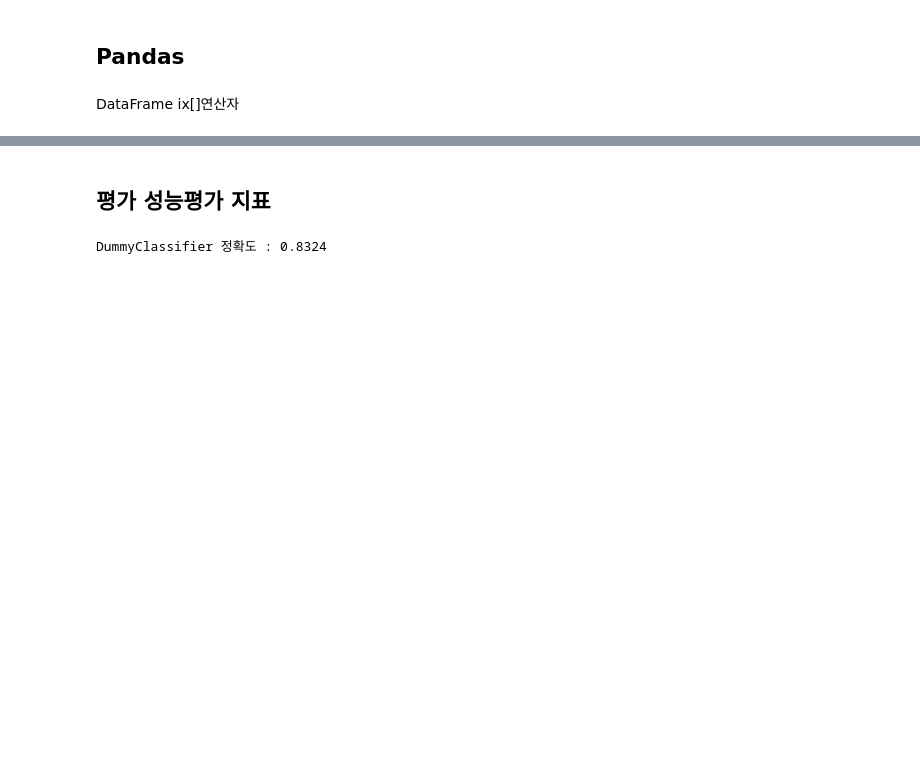
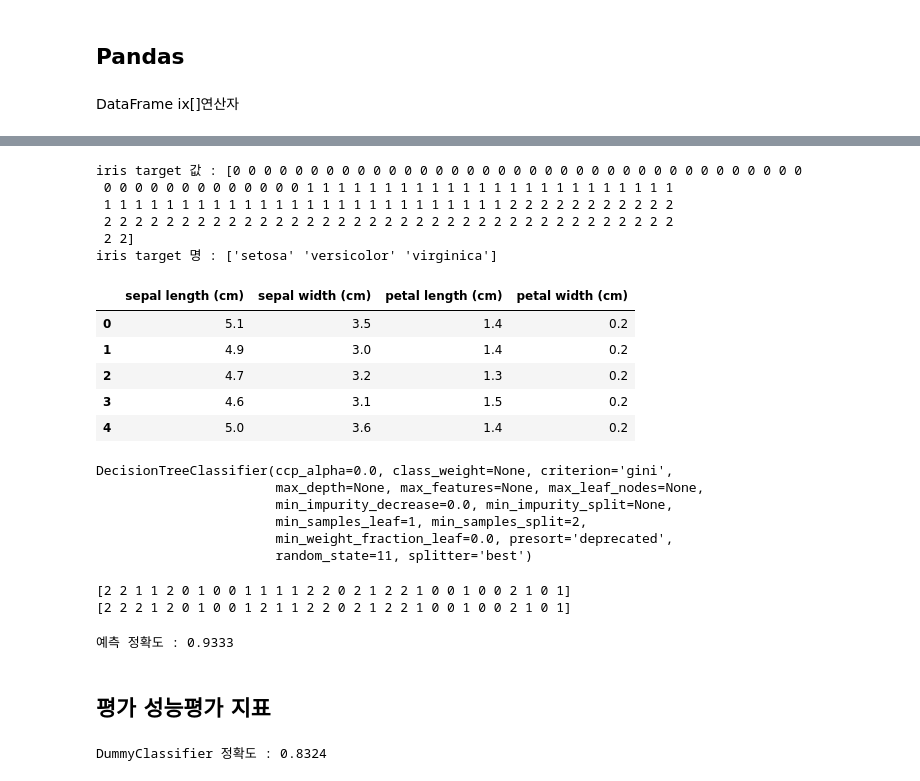
Before and after one commit to cabbi120101/TIL, a Jupyter notebook: ML/자습ML.ipynb, the cells around one changed output, grey strips where cells are left out. Cells and saved outputs as stored; diff of their text form; code cells hidden in the pictures; blank space fills up the shorter version.

```diff
--- a/ML/자습ML.ipynb
+++ b/ML/자습ML.ipynb
@@ -61,0 +75,4 @@ DataFrame ix[]연산자
+# %%
+# 붓꽃 데이터 세트 로딩
+iris  = load_iris()
+iris
@@ -61,0 +97,5 @@ DataFrame ix[]연산자
+# %%
+# iris.data : iris 데이터 세트에서
+# 피처만으로 데이터를 numpy 가지고 잇음
+iris_data = iris.data
+iris_data
@@ -61,0 +120,29 @@ DataFrame ix[]연산자
+# %%
+# iris.targe : 붓꽃 데이터 세트에서
+# 레이블(결정 값) 데이터를 numpy 가지고 있음(숫자)
+# 레이블 = 결정값 = 정답(품종을 숫자로 표현)
+
+iris_label = iris.target
+print('iris target 값 :', iris_label)
+print('iris target 명 :', iris.target_names)
+# %% [output]
+iris target 값 : [0 0 0 0 0 0 0 0 0 0 0 0 0 0 0 0 0 0 0 0 0 0 0 0 0 0 0 0 0 0 0 0 0 0 0 0 0
+ 0 0 0 0 0 0 0 0 0 0 0 0 0 1 1 1 1 1 1 1 1 1 1 1 1 1 1 1 1 1 1 1 1 1 1 1 1
+ 1 1 1 1 1 1 1 1 1 1 1 1 1 1 1 1 1 1 1 1 1 1 1 1 1 1 2 2 2 2 2 2 2 2 2 2 2
+ 2 2 2 2 2 2 2 2 2 2 2 2 2 2 2 2 2 2 2 2 2 2 2 2 2 2 2 2 2 2 2 2 2 2 2 2 2
+ 2 2]
+iris target 명 : ['setosa' 'versicolor' 'virginica']
+# %%
+# 붓꽃 데이터 DataFrame으로 변환
+iris_df  = pd.DataFrame(data=iris_data, columns=iris.feature_names)
+iris_df.head()
+
+# sepal : 꽃받침
+# petal : 꽃잎
+# %% [output]
+|  | sepal length (cm) | sepal width (cm) | petal length (cm) | petal width (cm) |
+| 0 | 5.1 | 3.5 | 1.4 | 0.2 |
+| 1 | 4.9 | 3.0 | 1.4 | 0.2 |
+| 2 | 4.7 | 3.2 | 1.3 | 0.2 |
+| 3 | 4.6 | 3.1 | 1.5 | 0.2 |
+| 4 | 5.0 | 3.6 | 1.4 | 0.2 |
@@ -61,0 +153,13 @@ DataFrame ix[]연산자
+# %%
+# DecisionTreeClassifier 객체 생성
+dt_clf = DecisionTreeClassifier(random_state=11)
+
+# 학습 수행
+dt_clf.fit(X_train, y_train) #학습용 피처 데이터, 학습용 레이블(정답) 데이터
+# %% [output]
+DecisionTreeClassifier(ccp_alpha=0.0, class_weight=None, criterion='gini',
+                       max_depth=None, max_features=None, max_leaf_nodes=None,
+                       min_impurity_decrease=0.0, min_impurity_split=None,
+                       min_samples_leaf=1, min_samples_split=2,
+                       min_weight_fraction_leaf=0.0, presort='deprecated',
+                       random_state=11, splitter='best')
@@ -62,3 +169,16 @@ DataFrame ix[]연산자
+# %%
+# 실제 데이터 레이블 값과 예측한 값 비교
+print(pred) # 예측한 값
+print(y_test) # 실제 레이블 값
+# %% [output]
+[2 2 1 1 2 0 1 0 0 1 1 1 1 2 2 0 2 1 2 2 1 0 0 1 0 0 2 1 0 1]
+[2 2 2 1 2 0 1 0 0 1 2 1 1 2 2 0 2 1 2 2 1 0 0 1 0 0 2 1 0 1]
+# %%
+# 예측 정확도 확인
+from sklearn.metrics import accuracy_score
+print('예측 정확도 : {0:.4f}'.format(accuracy_score(y_test, pred)))
+# %% [output]
+예측 정확도 : 0.9333
 # %% [markdown]
 ## 평가 성능평가 지표
 # %%
```
Also changed, not shown: parts of 7 cells of this notebook.
